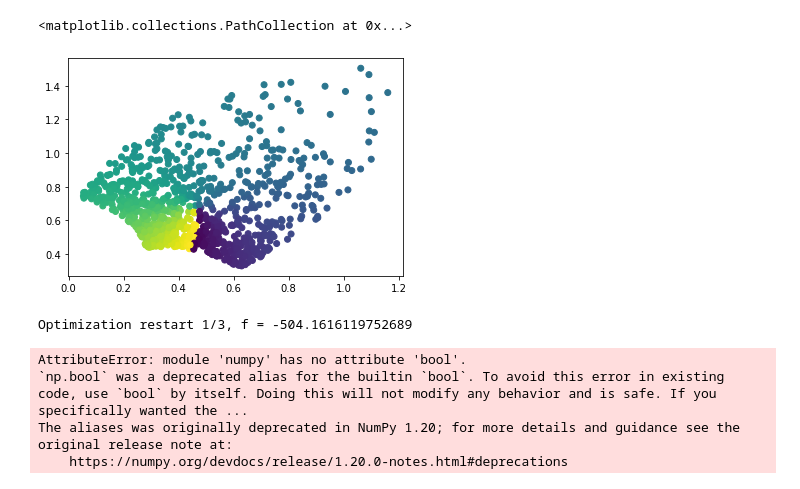
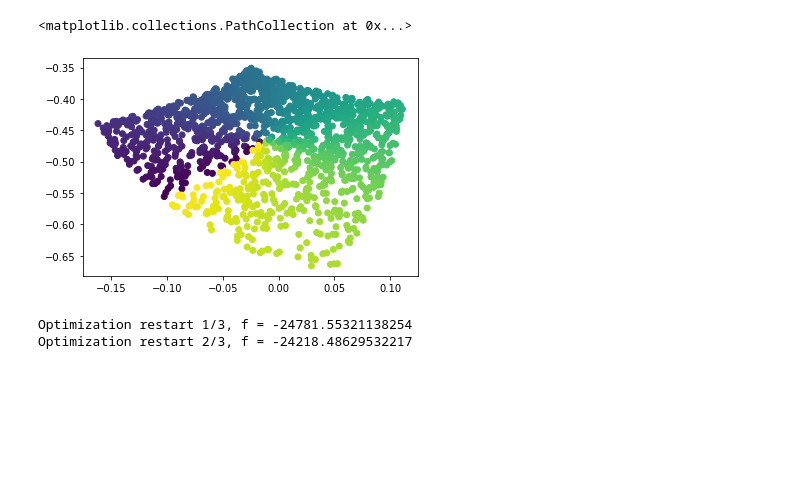
Before and after one commit to rpatrik96/gp-ima, a Jupyter notebook: gp_ima.ipynb, the cells around one changed output. Cells and saved outputs as stored; diff of their text form; code cells hidden in the pictures; blank space fills up the shorter version.

```diff
--- a/gp_ima.ipynb
+++ b/gp_ima.ipynb
@@ -14,45 +14,42 @@ np.random.seed(42)
 # %%
 
 
-n, d, D = 1000, 2, 2
+n, d, D = 1500, 2, 2
 # %%
 
 Z = np.random.uniform(-0.5, 0.5, size=(n, d))
-c = np.arctan2(Z[:, 1], Z[:, 0])
+_, c = cart2pol(Z[:, 1], Z[:, 0])
 
 # plt.scatter(Z[:, 0], Z[:, 1], c=c)
 
 A = ortho_group.rvs(dim=D)
 A = jax.numpy.array(A)
 
 alpha = 1.0
 a = []
 while len(a) < D:
     s = np.random.randn()
     if np.abs(s) > 0.5:
         a = a + [s]
 a = jax.numpy.array(a)
 b = jax.numpy.zeros(D)
 
 mixing, _ = build_moebius_transform(alpha, A, a, b, epsilon=2)
 
 X = jax.vmap(mixing)(Z)
 plt.scatter(X[:, 0], X[:, 1], c=c)
 # %% [output]
 <matplotlib.collections.PathCollection at 0x...>
-[figure, old version]
+[figure, new version]
 # %%
 
 
 kernel = GPy.kern.RBF(2, ARD=False) + GPy.kern.Bias(2)
-m = GPy.models.BayesianGPLVM(np.asarray(X), 2, kernel=kernel, num_inducing=20)
+m = GPy.models.GPLVM(np.asarray(X), 2, kernel=kernel)
 m.optimize_restarts(3, optimizer='lbfgs')
 # %% [output]
-Optimization restart 1/3, f = -504.1616119752689
+Optimization restart 1/3, f = -24781.55321138254
+Optimization restart 2/3, f = -24218.48629532217
-AttributeError: module 'numpy' has no attribute 'bool'.
-`np.bool` was a deprecated alias for the builtin `bool`. To avoid this error in existing code, use `bool` by itself. Doing this will not modify any behavior and is safe. If you specifically wanted the ...
-The aliases was originally deprecated in NumPy 1.20; for more details and guidance see the original release note at:
-    https://numpy.org/devdocs/release/1.20.0-notes.html#deprecations
 # %%
 
 def C_ima_sample():
```
Also changed, not shown: parts of 4 cells of this notebook.
